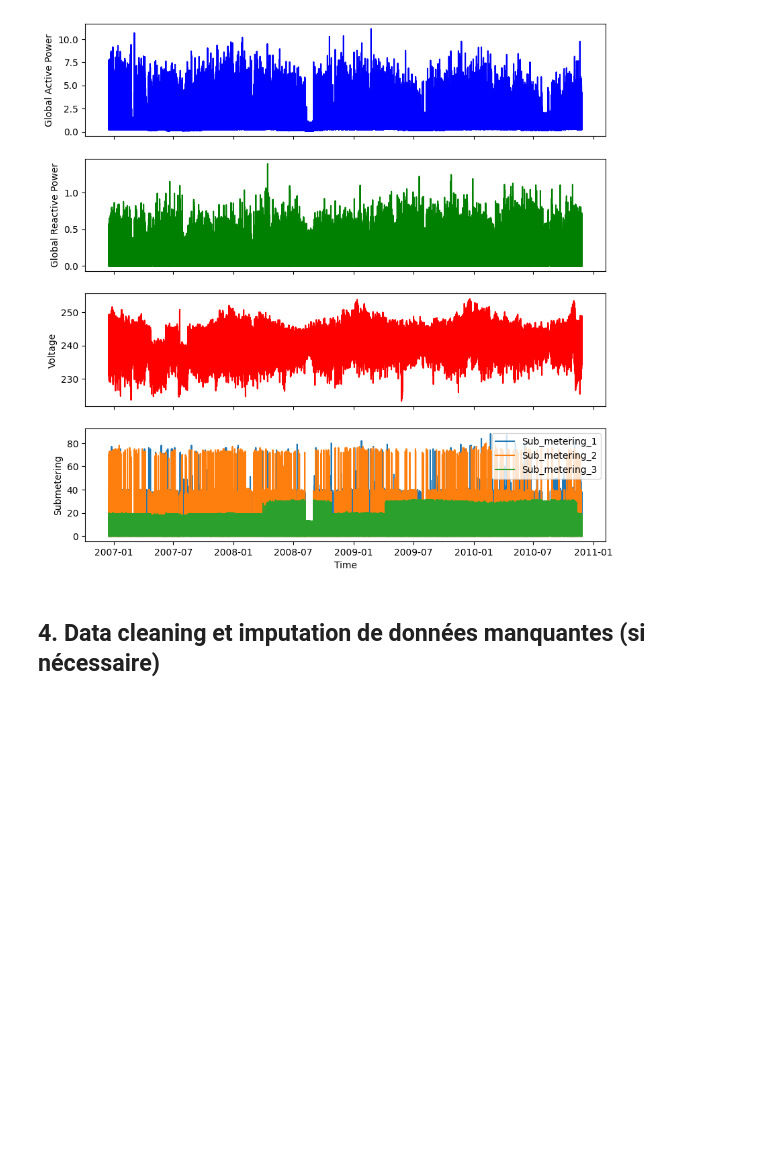
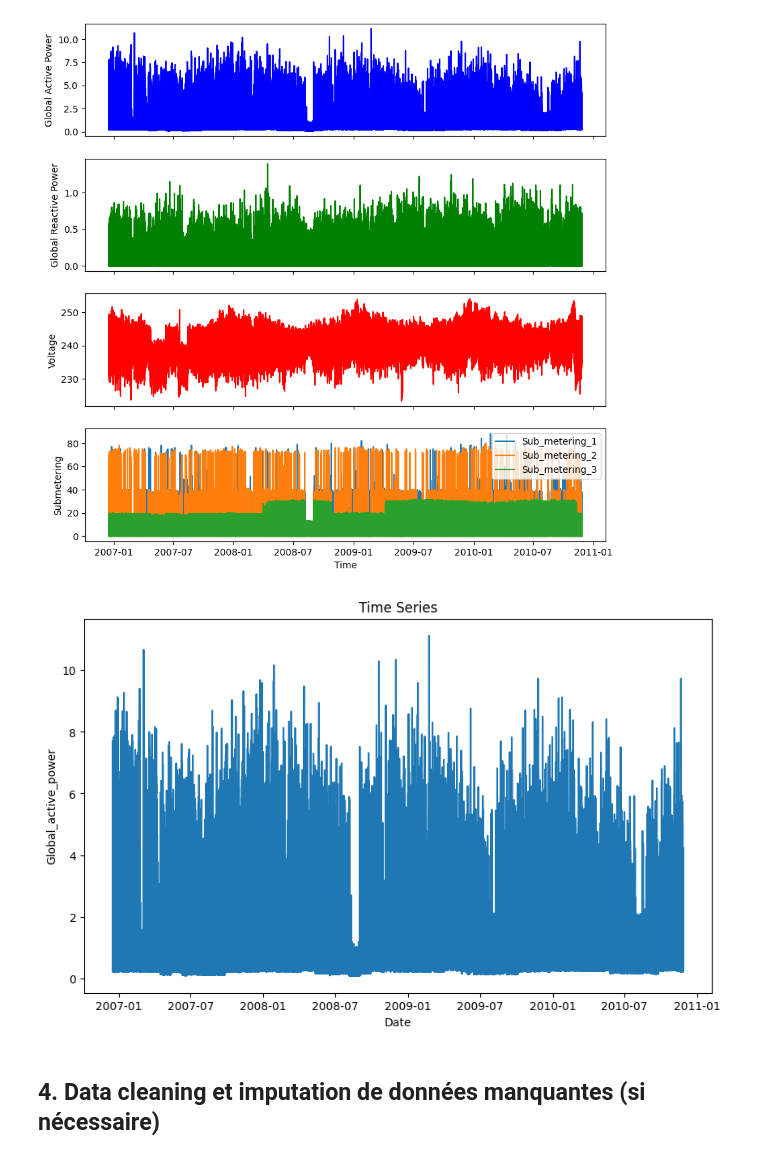
Before and after one commit to sarrabenyahia/ML-DL-time-series, a Jupyter notebook: src/notebook.ipynb, the cells around one changed output. Cells and saved outputs as stored; diff of their text form; code cells hidden in the pictures; blank space fills up the shorter version.

```diff
--- a/src/notebook.ipynb
+++ b/src/notebook.ipynb
@@ -190,6 +175,51 @@ def visualize_time_series(df):
 visualize_time_series(df)
 # %% [output]
 [figure]
+# %%
+import numpy as np
+import pandas as pd
+import matplotlib.pyplot as plt
+import statsmodels.api as sm
+from statsmodels.graphics.tsaplots import plot_acf, plot_pacf
+
+def analyze_time_series(df, column):
+    # Plot the time series
+    plt.figure(figsize=(10, 6))
+    plt.plot(df.index, df[column])
+    plt.xlabel('Date')
+    plt.ylabel(column)
+    plt.title('Time Series')
+    plt.show()
+
+    # Plot the ACF and PACF
+    fig, axs = plt.subplots(2, figsize=(10, 6))
+    plot_acf(df[column], lags=50, ax=axs[0])
+    plot_pacf(df[column], lags=50, ax=axs[1])
+    plt.show()
+
+    # Plot the histogram and QQ-plot of the column
+    fig, axs = plt.subplots(1, 2, figsize=(10, 4))
+    axs[0].hist(df[column])
+    axs[0].set_title('Histogram')
+    sm.qqplot(df[column], line='s', ax=axs[1])
+    axs[1].set_title('QQ-plot')
+    plt.show()
+
+    # Compute and print the summary statistics of the column
+    print(df[column].describe())
+
+    # Test for stationarity using the Augmented Dickey-Fuller test
+    adf_test = sm.tsa.stattools.adfuller(df[column])
+    print('ADF Statistic: {:.2f}'.format(adf_test[0]))
+    print('p-value: {:.2f}'.format(adf_test[1]))
+    print('Critical Values:')
+    for key, value in adf_test[4].items():
+        print('\t{}: {:.3f}'.format(key, value))
+# %%
+# assuming 'df' is your dataframe
+analyze_time_series(df, 'Global_active_power')
+# %% [output]
+[figure, added]
 # %% [markdown]
 ## 4. Data cleaning et imputation de données manquantes (si nécessaire)
 # %% [markdown]
```
Also changed, not shown: parts of 2 cells of this notebook.
